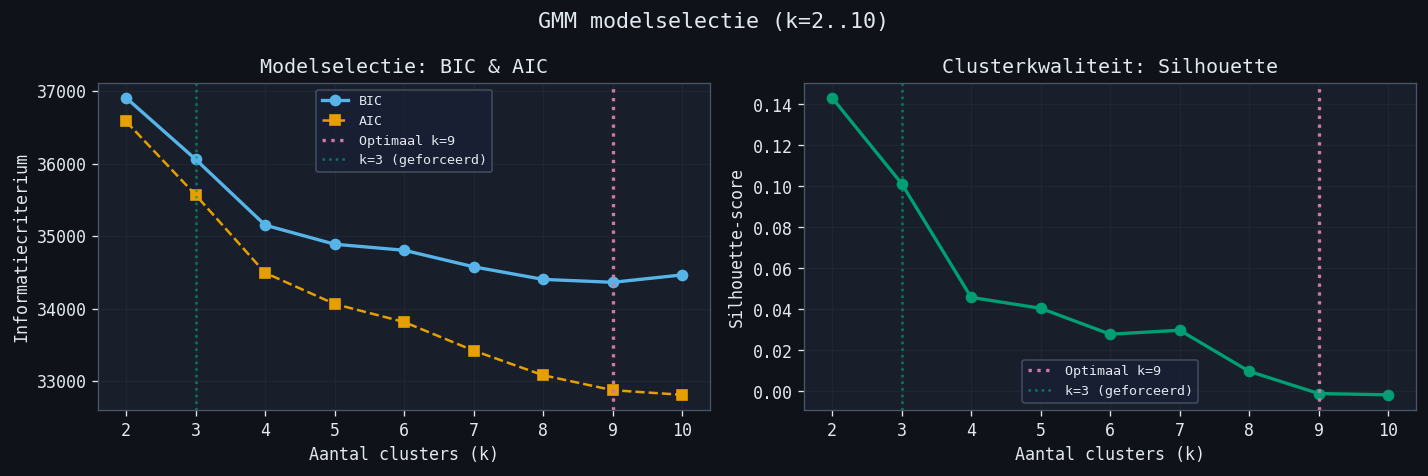
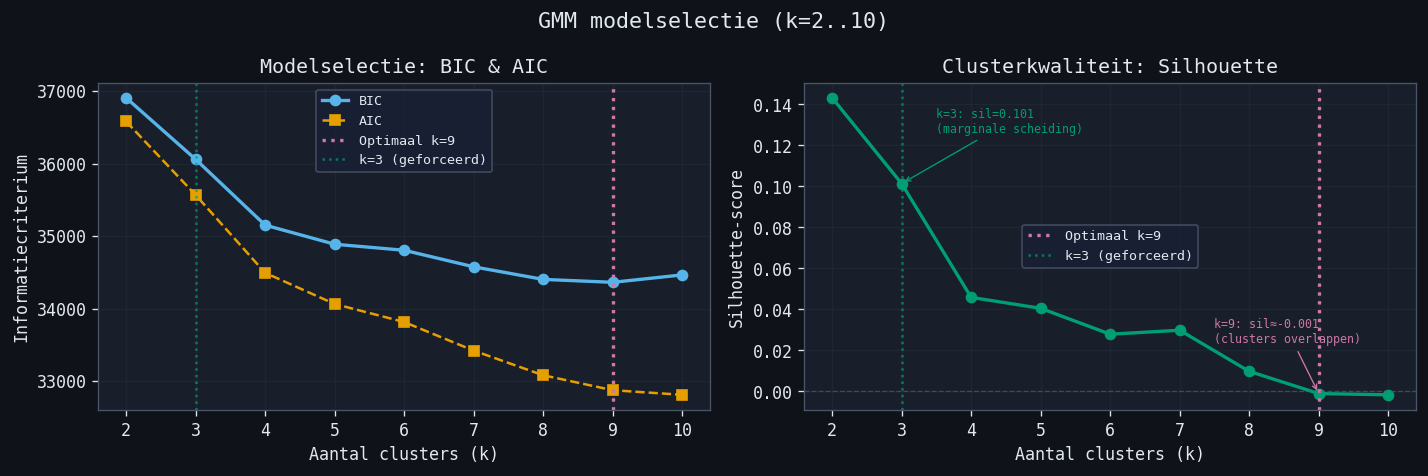
The notebook cell's code change between the first figure and the second:
--- before
+++ after
@@ -32,4 +32,21 @@
     ax2.axvline(3, color='#009e73', linestyle=':', linewidth=1.5, alpha=0.7,
                 label='k=3 (geforceerd)')
+ax2.axhline(0, color='#586475', linewidth=0.8, linestyle='--', alpha=0.6)
+
+# Annotate k=9 (near-zero silhouette) and k=3 (marginal separation)
+sil_at_opt = sils[ks.index(optimal_k)]
+sil_at_3   = sils[ks.index(3)] if 3 in ks else None
+ax2.annotate(f'k={optimal_k}: sil≈{sil_at_opt:.3f}\n(clusters overlappen)',
+             xy=(optimal_k, sil_at_opt),
+             xytext=(optimal_k - 1.5, sil_at_opt + 0.025),
+             fontsize=7, color='#cc79a7',
+             arrowprops=dict(arrowstyle='->', color='#cc79a7', lw=0.8))
+if sil_at_3 is not None:
+    ax2.annotate(f'k=3: sil={sil_at_3:.3f}\n(marginale scheiding)',
+                 xy=(3, sil_at_3),
+                 xytext=(3 + 0.5, sil_at_3 + 0.025),
+                 fontsize=7, color='#009e73',
+                 arrowprops=dict(arrowstyle='->', color='#009e73', lw=0.8))
+
 ax2.set_xlabel('Aantal clusters (k)')
 ax2.set_ylabel('Silhouette-score')

Commit: audit(ml): Added plots and graphs